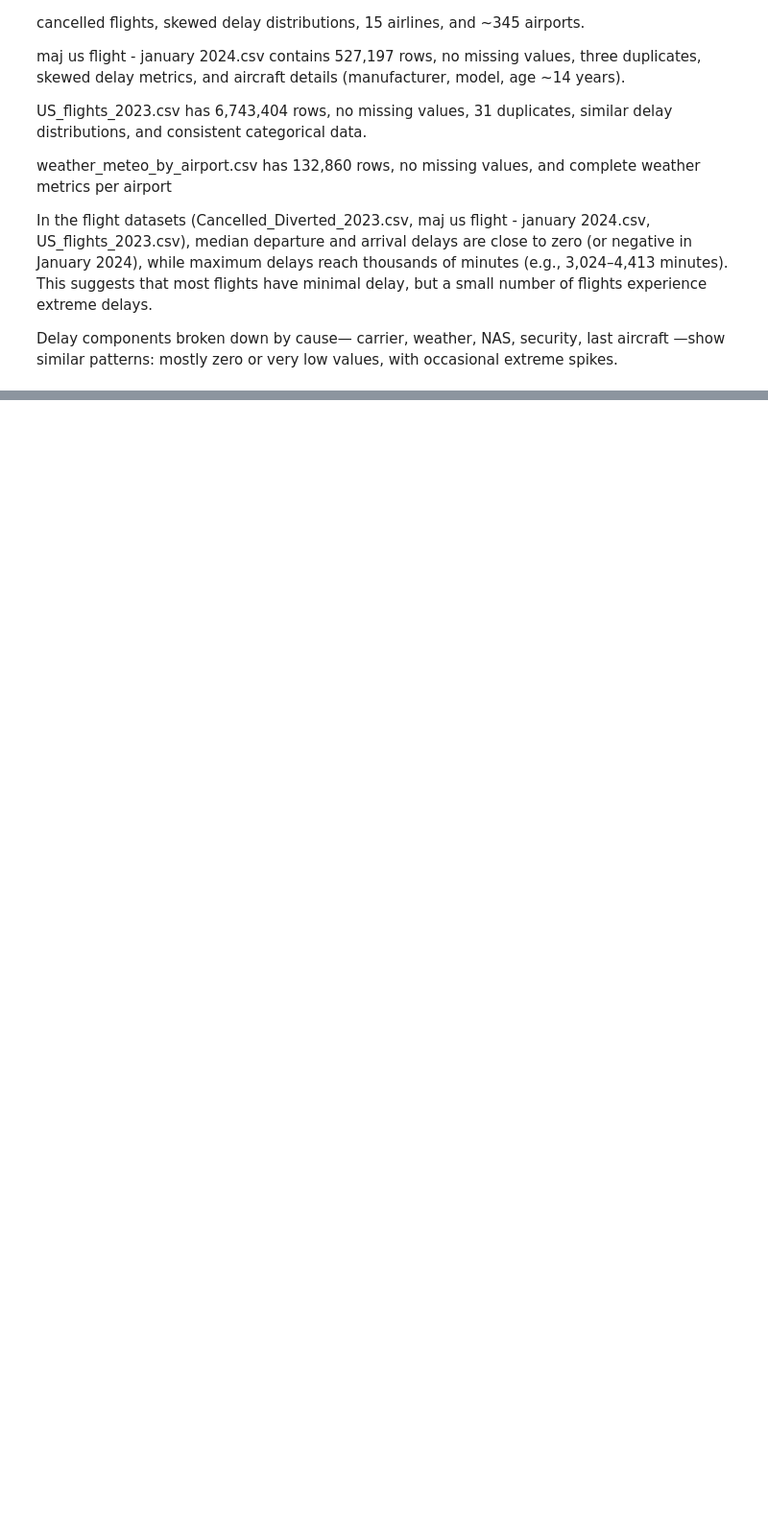
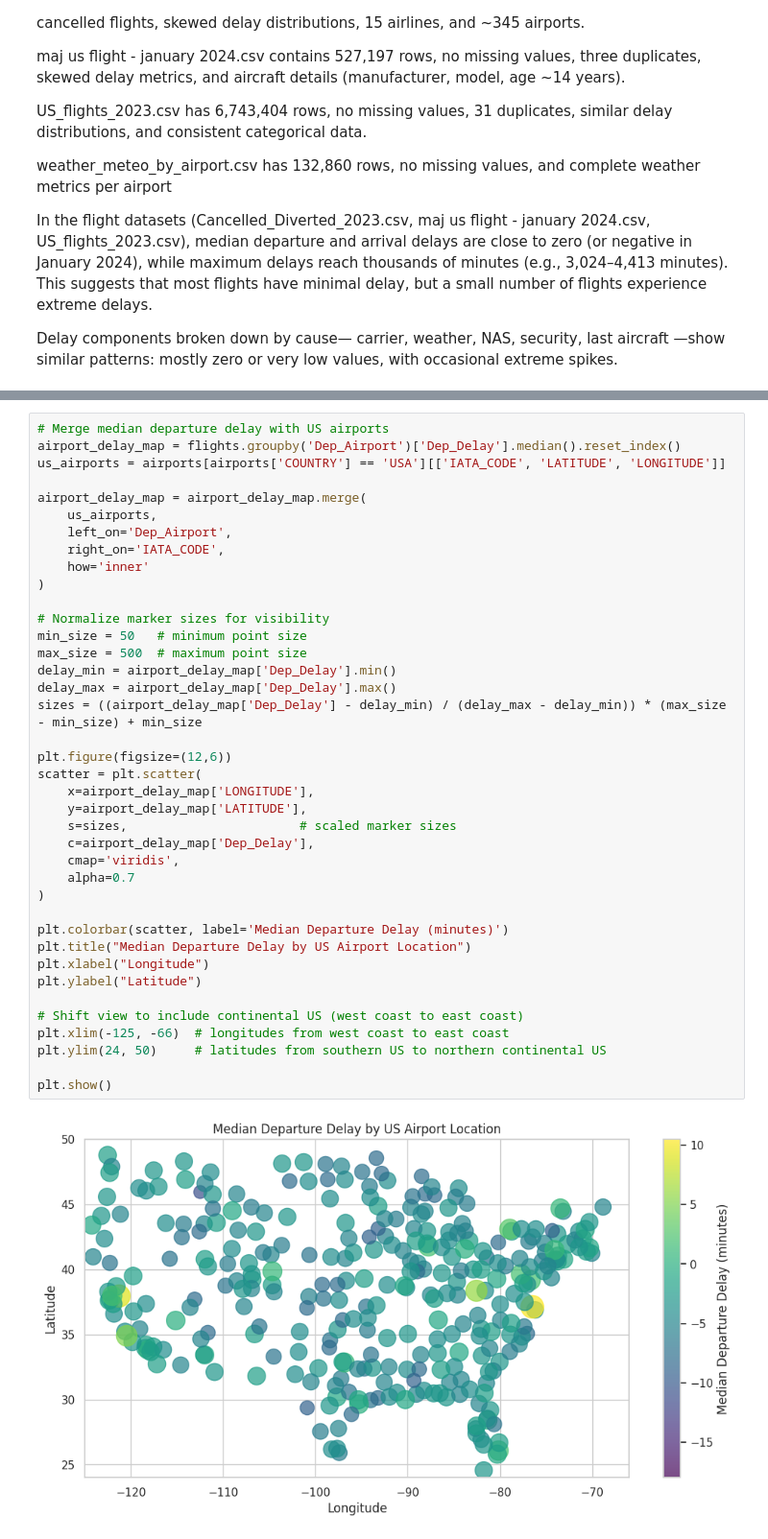
Before and after one commit to florianaewing/CSB430SWIWinter2026, a Jupyter notebook: Riipen/EDA.ipynb, the cells around one changed output, grey strips where cells are left out. Shown at 96% size. Drawn from its saved outputs; the diff is of its cells as text; blank space fills up the shorter version.

```diff
--- a/Riipen/EDA.ipynb
+++ b/Riipen/EDA.ipynb
@@ -263,0 +289,41 @@ MemoryError: Unable to allocate 256. KiB for an array with shape (32768,) and da
+# %%
+# Merge median departure delay with US airports
+airport_delay_map = flights.groupby('Dep_Airport')['Dep_Delay'].median().reset_index()
+us_airports = airports[airports['COUNTRY'] == 'USA'][['IATA_CODE', 'LATITUDE', 'LONGITUDE']]
+
+airport_delay_map = airport_delay_map.merge(
+    us_airports,
+    left_on='Dep_Airport',
+    right_on='IATA_CODE',
+    how='inner'
+)
+
+# Normalize marker sizes for visibility
+min_size = 50   # minimum point size
+max_size = 500  # maximum point size
+delay_min = airport_delay_map['Dep_Delay'].min()
+delay_max = airport_delay_map['Dep_Delay'].max()
+sizes = ((airport_delay_map['Dep_Delay'] - delay_min) / (delay_max - delay_min)) * (max_size - min_size) + min_size
+
+plt.figure(figsize=(12,6))
+scatter = plt.scatter(
+    x=airport_delay_map['LONGITUDE'],
+    y=airport_delay_map['LATITUDE'],
+    s=sizes,                       # scaled marker sizes
+    c=airport_delay_map['Dep_Delay'],
+    cmap='viridis',
+    alpha=0.7
+)
+
+plt.colorbar(scatter, label='Median Departure Delay (minutes)')
+plt.title("Median Departure Delay by US Airport Location")
+plt.xlabel("Longitude")
+plt.ylabel("Latitude")
+
+# Shift view to include continental US (west coast to east coast)
+plt.xlim(-125, -66)  # longitudes from west coast to east coast
+plt.ylim(24, 50)     # latitudes from southern US to northern continental US
+
+plt.show()
+# %% [output]
+[figure, added]
```
Also changed, not shown: parts of 7 cells of this notebook.
